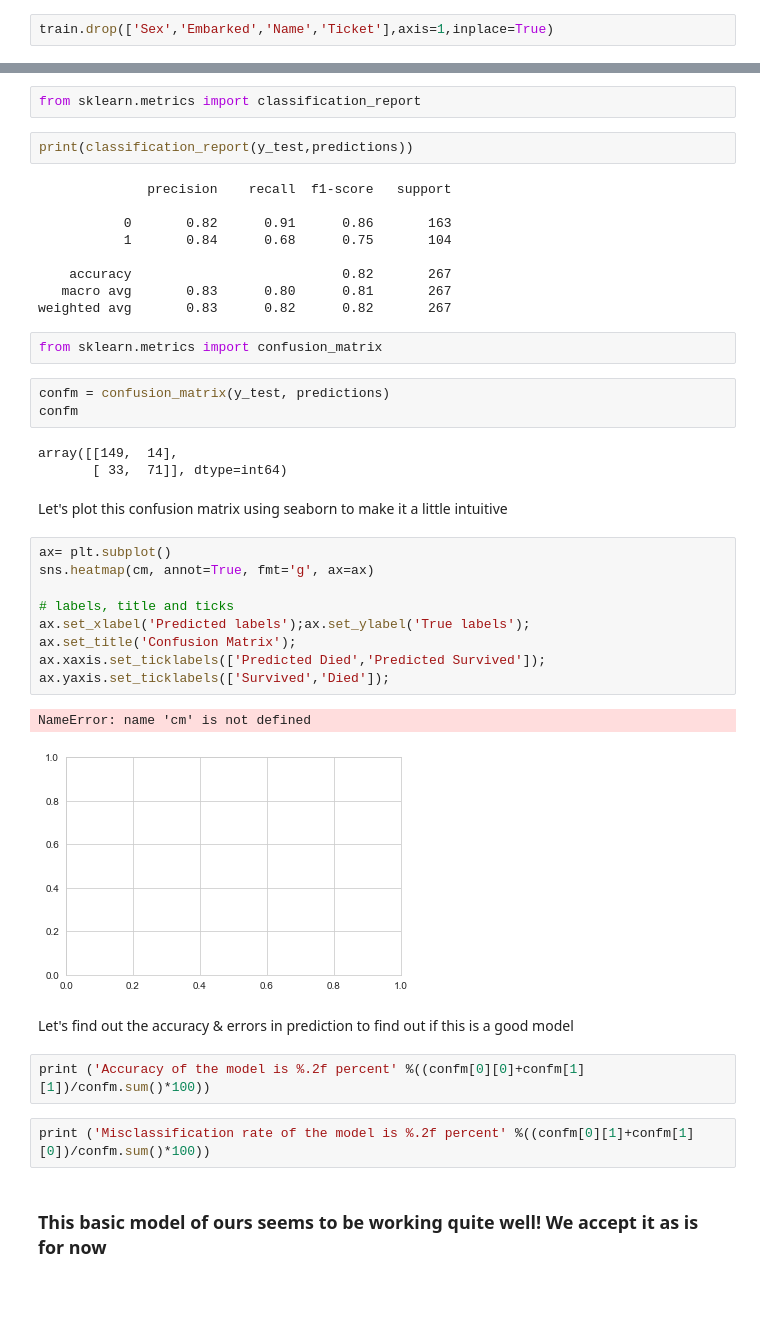
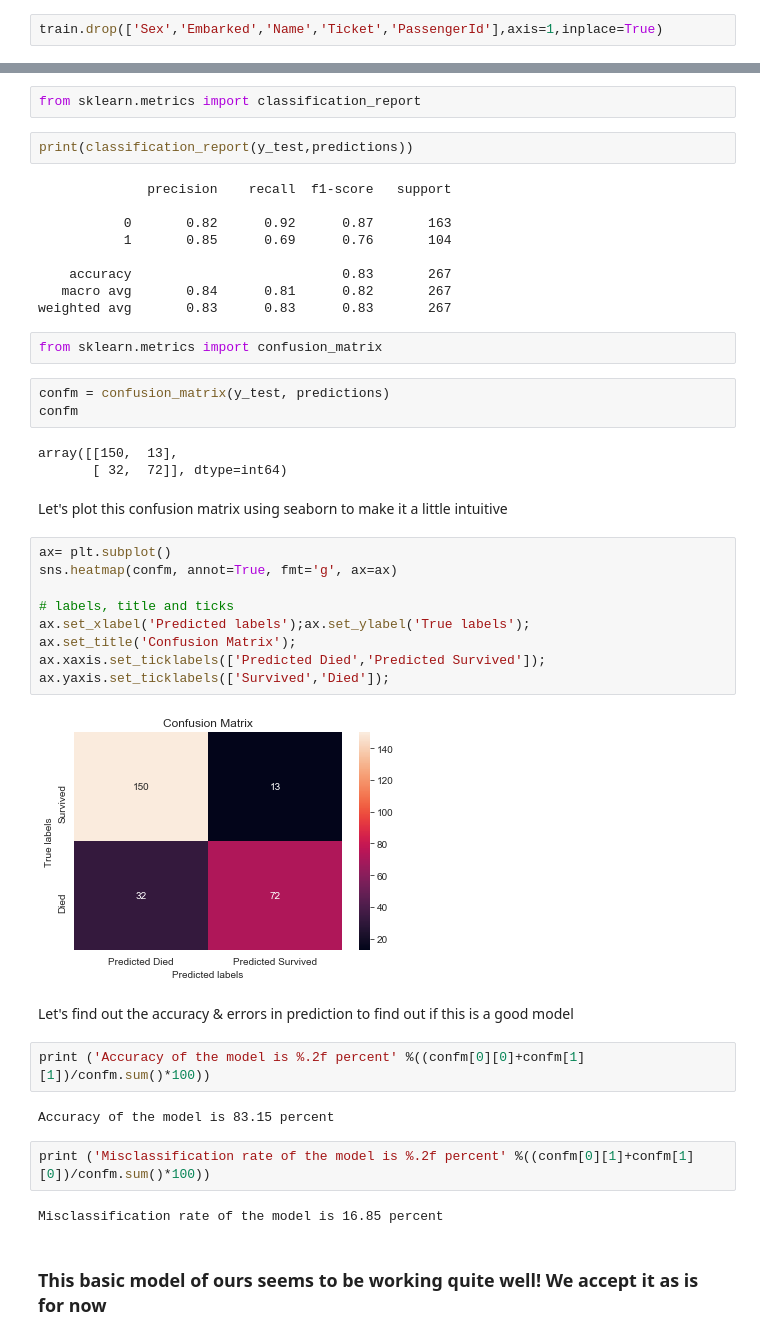
Before and after one commit to pranavtumkur/Predicting-if-you-would-survive-on-the-Titanic, a Jupyter notebook: 01-Logistic Regression with Python.ipynb, the cells around one changed output, grey strips where cells are left out. Cells and saved outputs as stored; diff of their text form; blank space fills up the shorter version.

```diff
--- a/01-Logistic Regression with Python.ipynb
+++ b/01-Logistic Regression with Python.ipynb
@@ -237,7 +237,7 @@ memory usage: 83.3+ KB
 sex = pd.get_dummies(train['Sex'],drop_first=True)
 embark = pd.get_dummies(train['Embarked'],drop_first=True)
 # %%
-train.drop(['Sex','Embarked','Name','Ticket'],axis=1,inplace=True)
+train.drop(['Sex','Embarked','Name','Ticket','PassengerId'],axis=1,inplace=True)
 # %%
 train = pd.concat([train,sex,embark],axis=1)
 # %%
@@ -318,38 +310,41 @@ print(classification_report(y_test,predictions))
 # %% [output]
               precision    recall  f1-score   support
 
-           0       0.82      0.91      0.86       163
-           1       0.84      0.68      0.75       104
+           0       0.82      0.92      0.87       163
+           1       0.85      0.69      0.76       104
 
-    accuracy                           0.82       267
-   macro avg       0.83      0.80      0.81       267
-weighted avg       0.83      0.82      0.82       267
+    accuracy                           0.83       267
+   macro avg       0.84      0.81      0.82       267
+weighted avg       0.83      0.83      0.83       267
 # %%
 from sklearn.metrics import confusion_matrix
 # %%
 confm = confusion_matrix(y_test, predictions)
 confm
 # %% [output]
-array([[149,  14],
-       [ 33,  71]], dtype=int64)
+array([[150,  13],
+       [ 32,  72]], dtype=int64)
 # %% [markdown]
 Let's plot this confusion matrix using seaborn to make it a little intuitive
 # %%
 ax= plt.subplot()
-sns.heatmap(cm, annot=True, fmt='g', ax=ax)
+sns.heatmap(confm, annot=True, fmt='g', ax=ax)
 
 # labels, title and ticks
 ax.set_xlabel('Predicted labels');ax.set_ylabel('True labels');
 ax.set_title('Confusion Matrix');
 ax.xaxis.set_ticklabels(['Predicted Died','Predicted Survived']); ax.yaxis.set_ticklabels(['Survived','Died']);
 # %% [output]
-NameError: name 'cm' is not defined
-[figure, old version]
+[figure, new version]
 # %% [markdown]
 Let's find out the accuracy & errors in prediction to find out if this is a good model
 # %%
 print ('Accuracy of the model is %.2f percent' %((confm[0][0]+confm[1][1])/confm.sum()*100))
+# %% [output]
+Accuracy of the model is 83.15 percent
 # %%
 print ('Misclassification rate of the model is %.2f percent' %((confm[0][1]+confm[1][0])/confm.sum()*100))
+# %% [output]
+Misclassification rate of the model is 16.85 percent
 # %% [markdown]
 ### This basic model of ours seems to be working quite well! We accept it as is for now
```
Also changed, not shown: parts of 5 cells of this notebook.
